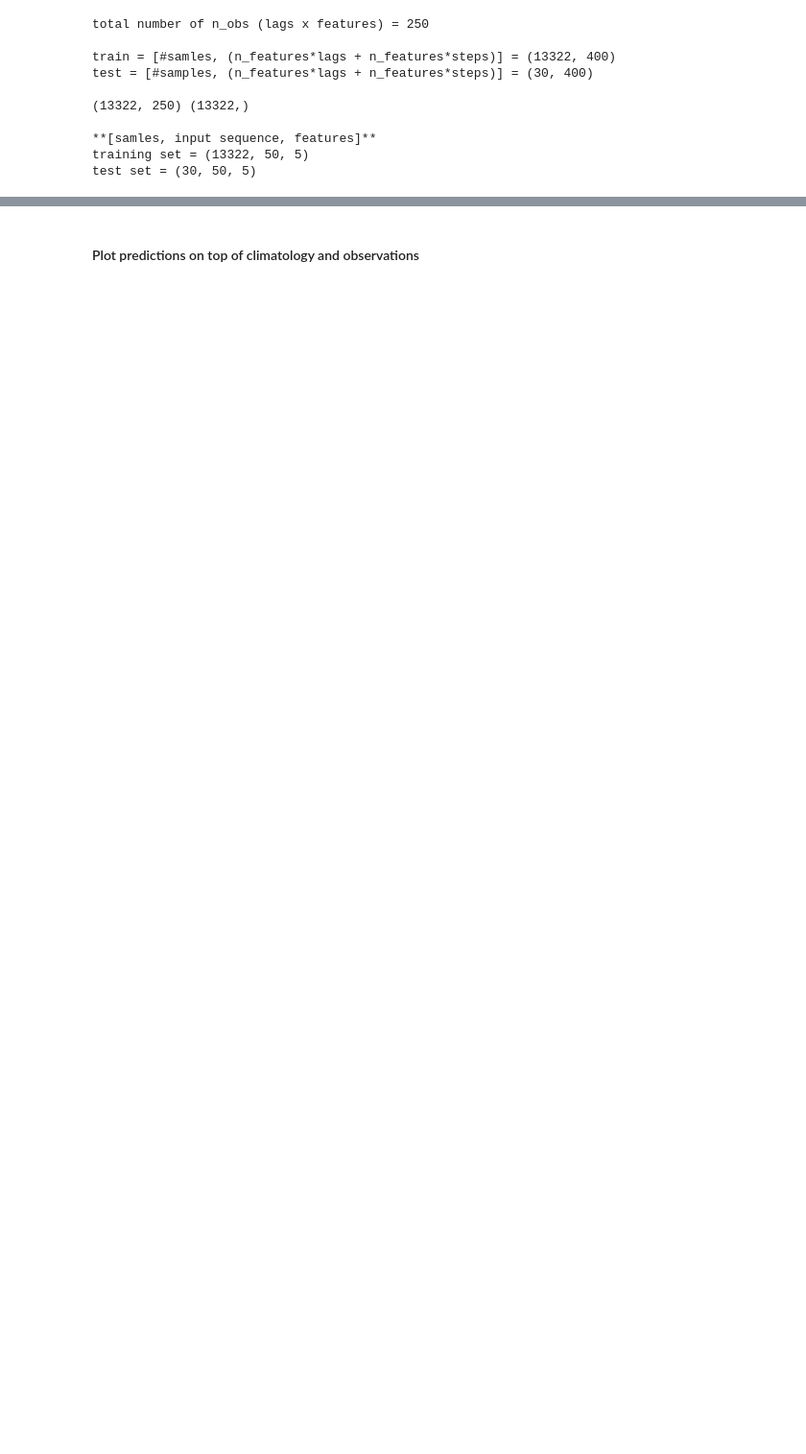
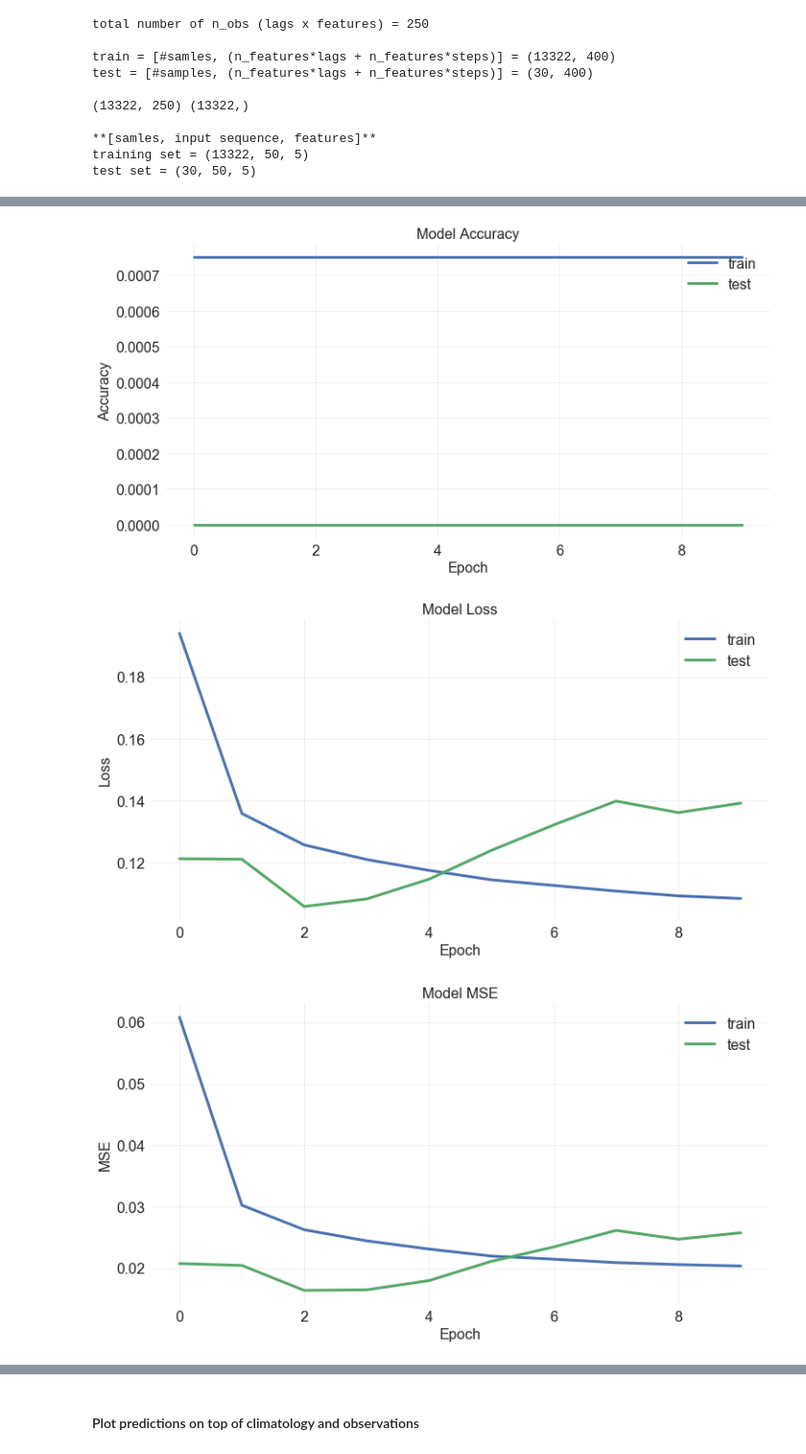
Before and after one commit to hscannell/MHW-tableau, a Jupyter notebook: code/LSTM_Forecast_multivariate.ipynb, the cells around one changed output, grey strips where cells are left out. Shown at 96% size. Saved outputs shown, nothing was run; the diff lists cells and outputs as text; code cells hidden in the pictures; blank space fills up the shorter version.

```diff
--- a/code/LSTM_Forecast_multivariate.ipynb
+++ b/code/LSTM_Forecast_multivariate.ipynb
@@ -668,0 +608,80 @@ print(inv_y.shape)
+# %%
+#print(history.history.keys())
+plt.rc('xtick', labelsize=16)
+plt.rc('ytick', labelsize=16)
+
+#  Summarize history for accuracy
+plt.figure(figsize=(12,6)); ax = plt.subplot(111)
+plt.plot(history.history['acc'], label='train', linewidth=3)
+plt.plot(history.history['val_acc'], label='test', linewidth=3)
+plt.title('Model Accuracy', fontsize=16)
+plt.ylabel('Accuracy', fontsize=16)
+plt.xlabel('Epoch', fontsize=16)
+plt.legend(loc='upper right', fontsize=16)
+plt.grid(True,alpha = 0.3)
+ax.get_xaxis().tick_bottom()
+ax.get_yaxis().tick_left()
+ax.spines["top"].set_visible(False)
+ax.spines["right"].set_visible(False)
+ax.spines["left"].set_visible(False)
+ax.spines["bottom"].set_visible(False)
+ax.tick_params(axis=u'both', which=u'both',length=0)
+
+# summarize history for loss
+plt.figure(figsize=(12,6)); ax = plt.subplot(111)
+plt.plot(history.history['loss'], linewidth=3)
+plt.plot(history.history['val_loss'], linewidth=3)
+plt.title('Model Loss', fontsize=16)
+plt.ylabel('Loss', fontsize=16)
+plt.xlabel('Epoch', fontsize=16)
+plt.legend(['train', 'test'], loc='upper right',fontsize=16)
+plt.grid(True,alpha = 0.3)
+ax.get_xaxis().tick_bottom()
+ax.get_yaxis().tick_left()
+ax.spines["top"].set_visible(False)
+ax.spines["right"].set_visible(False)
+ax.spines["left"].set_visible(False)
+ax.spines["bottom"].set_visible(False)
+ax.tick_params(axis=u'both', which=u'both',length=0)
+
+# summarize history MSE
+plt.figure(figsize=(12,6)); ax = plt.subplot(111)
+plt.plot(history.history['mean_squared_error'], label='train', linewidth=3)
+plt.plot(history.history['val_mean_squared_error'], label='test', linewidth=3)
+plt.title('Model MSE', fontsize=16)
+plt.ylabel('MSE', fontsize=16)
+plt.xlabel('Epoch', fontsize=16)
+plt.legend(loc='upper right',fontsize=16)
+plt.grid(True,alpha = 0.3)
+ax.get_xaxis().tick_bottom()
+ax.get_yaxis().tick_left()
+ax.spines["top"].set_visible(False)
+ax.spines["right"].set_visible(False)
+ax.spines["left"].set_visible(False)
+ax.spines["bottom"].set_visible(False)
+ax.tick_params(axis=u'both', which=u'both',length=0)
+
+# Plot prediction
+yhat = model.predict(Xtest)
+err_up = inv_yhat+rmse
+err_lw = inv_yhat-rmse
+plt.figure(figsize=(12,6)); ax = plt.subplot(111)
+plt.plot(date[-(lag+steps):-steps], data['SST'].values[-(lag+steps):-steps], color="black", label='training')
+plt.plot(date[-steps:], inv_y, color="gray", label='validation', linewidth=3)
+plt.plot(date[-steps:], inv_yhat, label='prediction', color="red", linewidth=3)
+plt.fill_between(date[-steps:], err_up, err_lw, facecolor='red', interpolate=True, alpha = 0.1, label="error (+/-%0.2fºC)" % rmse)
+plt.legend(loc='upper left', fontsize=16)
+plt.ylabel('SST [deg-C]', fontsize=16)
+plt.grid(True,alpha = 0.3)
+ax.get_xaxis().tick_bottom()
+ax.get_yaxis().tick_left()
+ax.spines["top"].set_visible(False)
+ax.spines["right"].set_visible(False)
+ax.spines["left"].set_visible(False)
+ax.spines["bottom"].set_visible(False)
+ax.tick_params(axis=u'both', which=u'both',length=0)
+plt.gcf().autofmt_xdate()
+# %% [output]
+[figure, added]
+[figure, added]
+[figure, added]
```
Also changed, not shown: parts of 38 cells of this notebook.
